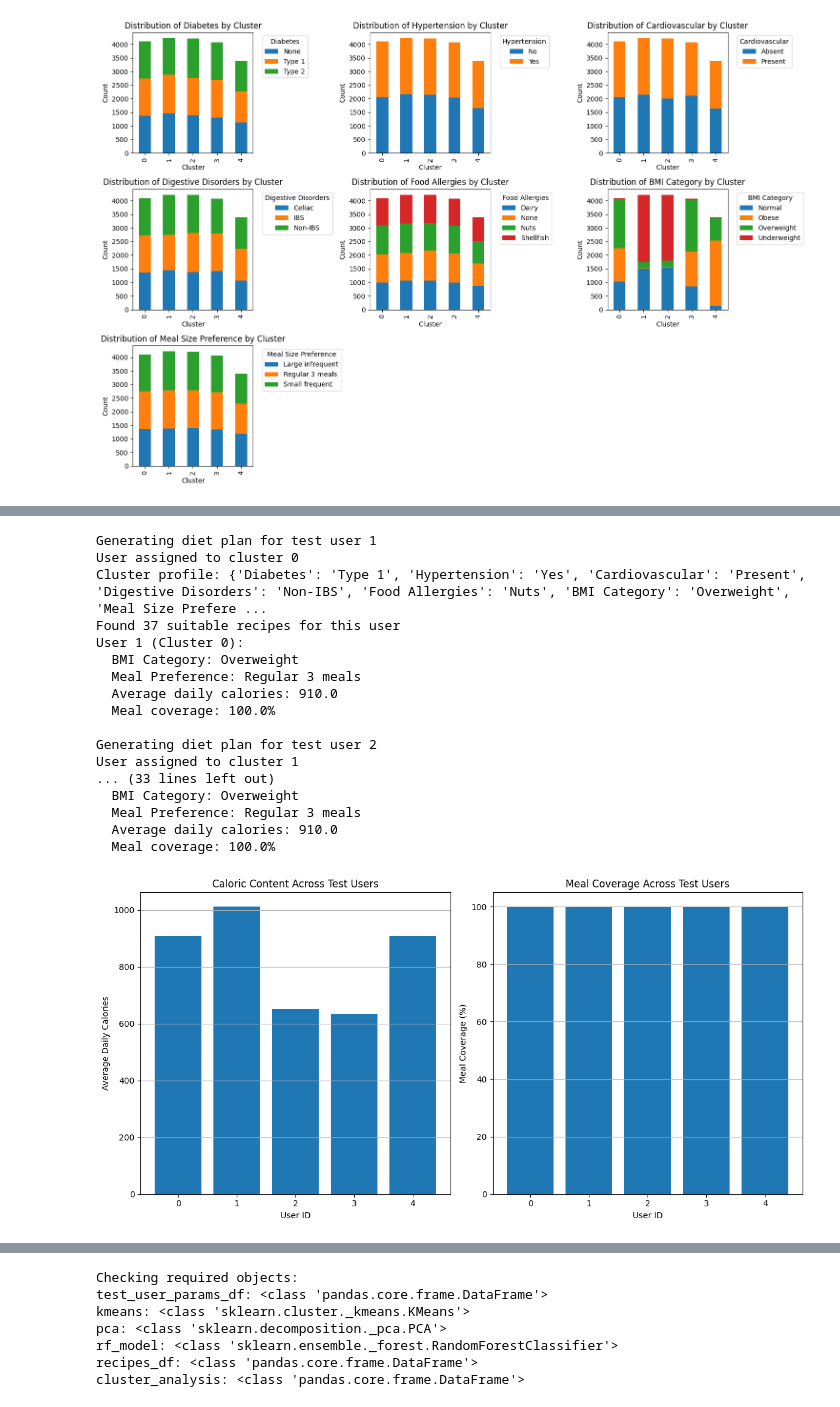
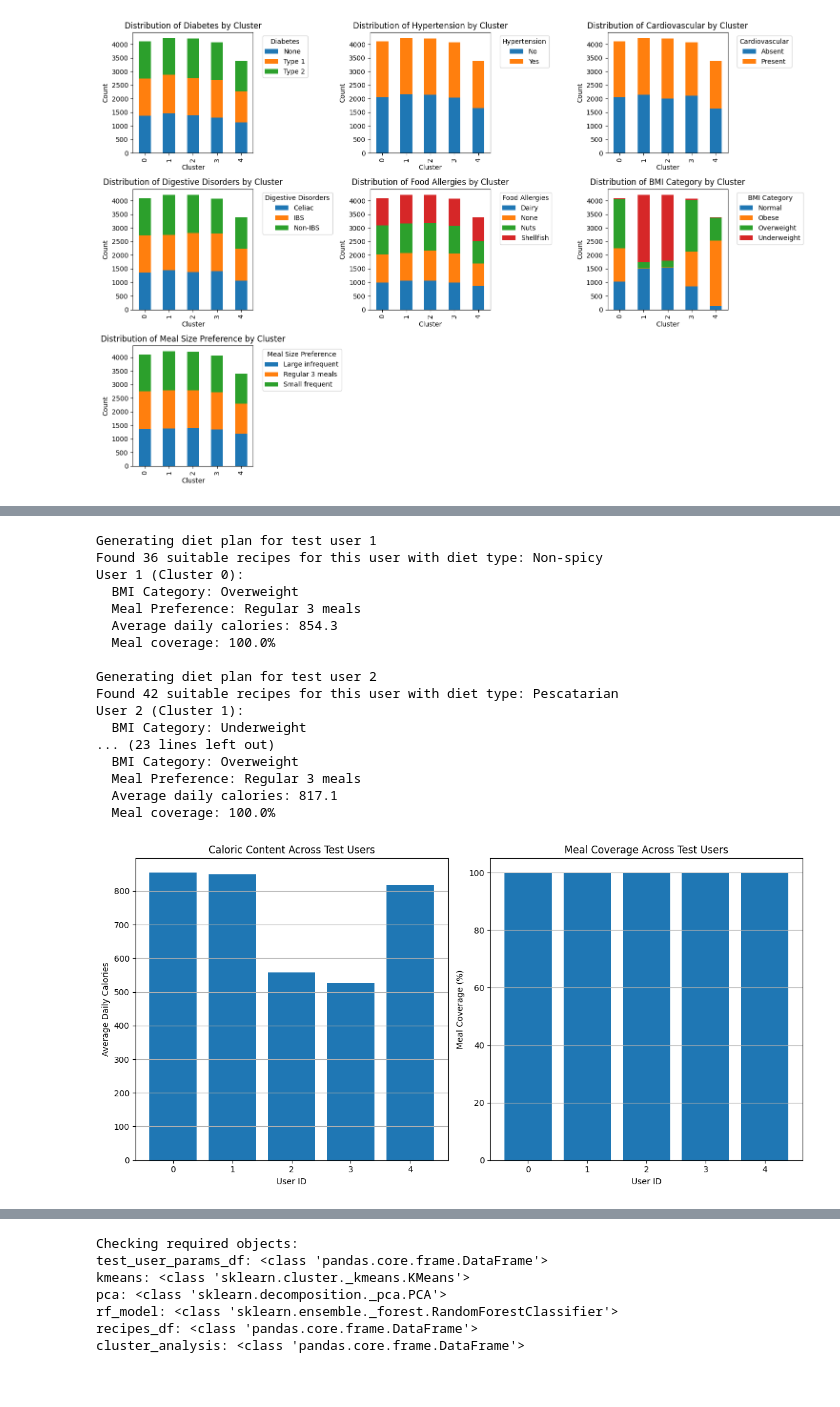
Before and after one commit to surajjaiswar2003/BlueMedix-Project-SDRMH482736-, a Jupyter notebook: ML/Diet_plan_generation_model.ipynb, the cells around one changed output, grey strips where cells are left out. Cells and saved outputs as stored; diff of their text form; code cells hidden in the pictures.

Commit message:
Fixed Retraining columns and Updated Model Sequencing

```diff
--- a/ML/Diet_plan_generation_model.ipynb
+++ b/ML/Diet_plan_generation_model.ipynb
@@ -340,29 +340,3 @@ print(f"Silhouette score for k={optimal_k}: {silhouette_scores[optimal_k-2]:.4f}
 [figure]
 Selected optimal number of clusters: 5
 Silhouette score for k=5: 0.0239
-# %%
-import matplotlib.pyplot as plt
-from sklearn.cluster import KMeans
-import numpy as np
-
-# Transform the training data using your pipeline
-X_train_weighted = pipeline.fit_transform(train_user_params_df)
-
-# Calculate inertia for a range of k values
-k_values = range(1, 16)
-inertia = []
-
-for k in k_values:
-    kmeans = KMeans(n_clusters=k, random_state=42, n_init=10)
-    kmeans.fit(X_train_weighted)
-    inertia.append(kmeans.inertia_)
-
-# Plot the elbow curve
-plt.figure(figsize=(10, 6))
-plt.plot(k_values, inertia, 'bo-')
-plt.xlabel('Number of clusters (k)')
-plt.ylabel('Inertia (Within-cluster sum of squares)')
-plt.title('Elbow Method For Optimal k')
-plt.grid(True)
-plt.xticks(k_values)
-plt.show()
@@ -587,8 +948,16 @@ def generate_diet_plan(user_params, kmeans_model, pca, rf_model, recipes_df, clu
         recipe_features = recipe[['calories', 'protein', 'carbs', 'fat', 'sodium', 'fiber']].values
         features_with_cluster = np.append(recipe_features, user_cluster)
 
+        # Add meal type features
+        if 'meal_type' in recipe:
+            is_breakfast = 1 if recipe['meal_type'] == 'breakfast' else 0
+            is_lunch = 1 if recipe['meal_type'] == 'lunch' else 0
+            is_dinner = 1 if recipe['meal_type'] == 'dinner' else 0
+            features_with_cluster = np.append(features_with_cluster, [is_breakfast, is_lunch, is_dinner])
+
         # Predict suitability using Random Forest
         suitability = rf_model.predict([features_with_cluster])[0]
+
 
         # Check if recipe matches dietary preferences
         diet_suitable = True
@@ -923,7 +1150,7 @@ Added 'Diet Type' column to cluster_analysis
 # Generate a diet plan for a test user
 test_user = test_user_params_df.iloc[0]
 diet_plan, user_cluster, nutritional_analysis = generate_diet_plan(
-    test_user, kmeans, pca, rf_model, recipes_df, cluster_analysis)
+    test_user, kmeans, pca, rf_model, recipes_df, cluster_analysis, categorical_cols)
 
 # Display the diet plan for Day 1 as an example
 print("\nDay 1 Diet Plan:")
@@ -1264,7 +1253,7 @@ for i in range(min(num_test_users, len(test_user_params_df))):
     print(f"\nGenerating diet plan for test user {i+1}")
 
     diet_plan, user_cluster, nutritional_analysis = generate_diet_plan(
-        test_user, kmeans, pca, rf_model, recipes_df, cluster_analysis)
+        test_user, kmeans, pca, rf_model, recipes_df, cluster_analysis, categorical_cols)
 
     # Store results
     test_results.append({
@@ -1288,41 +1277,41 @@ coverage = [r['nutritional_analysis']['meal_coverage'] for r in test_results]
 
 plt.figure(figsize=(12, 6))
 plt.subplot(1, 2, 1)
 plt.bar(range(len(test_results)), calories)
 plt.xlabel('User ID')
 plt.ylabel('Average Daily Calories')
 plt.title('Caloric Content Across Test Users')
 plt.grid(axis='y')
 
 plt.subplot(1, 2, 2)
 plt.bar(range(len(test_results)), coverage)
 plt.xlabel('User ID')
 plt.ylabel('Meal Coverage (%)')
 plt.title('Meal Coverage Across Test Users')
 plt.grid(axis='y')
 
 plt.tight_layout()
 plt.savefig('test_users_comparison.png')
 plt.show()
 # %% [output]
 Generating diet plan for test user 1
-User assigned to cluster 0
-Cluster profile: {'Diabetes': 'Type 1', 'Hypertension': 'Yes', 'Cardiovascular': 'Present', 'Digestive Disorders': 'Non-IBS', 'Food Allergies': 'Nuts', 'BMI Category': 'Overweight', 'Meal Size Prefere ...
-Found 37 suitable recipes for this user
+Found 36 suitable recipes for this user with diet type: Non-spicy
 User 1 (Cluster 0):
   BMI Category: Overweight
   Meal Preference: Regular 3 meals
-  Average daily calories: 910.0
+  Average daily calories: 854.3
   Meal coverage: 100.0%
 
 Generating diet plan for test user 2
-User assigned to cluster 1
-... (33 lines left out)
+Found 42 suitable recipes for this user with diet type: Pescatarian
+User 2 (Cluster 1):
+  BMI Category: Underweight
+... (23 lines left out)
   BMI Category: Overweight
   Meal Preference: Regular 3 meals
-  Average daily calories: 910.0
+  Average daily calories: 817.1
   Meal coverage: 100.0%
-[figure, old version]
+[figure, new version]
 # %%
 def evaluate_model_performance(test_results):
     """
```
Also changed, not shown: parts of 22 cells of this notebook, 15 other files.
